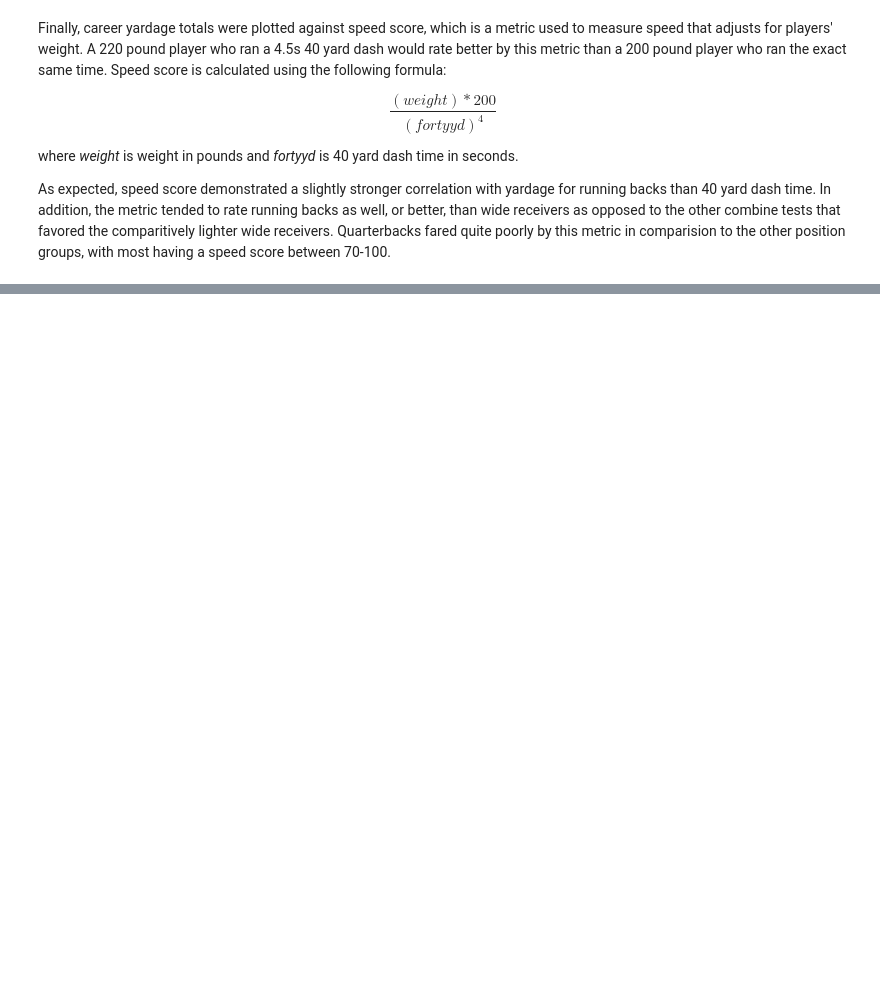
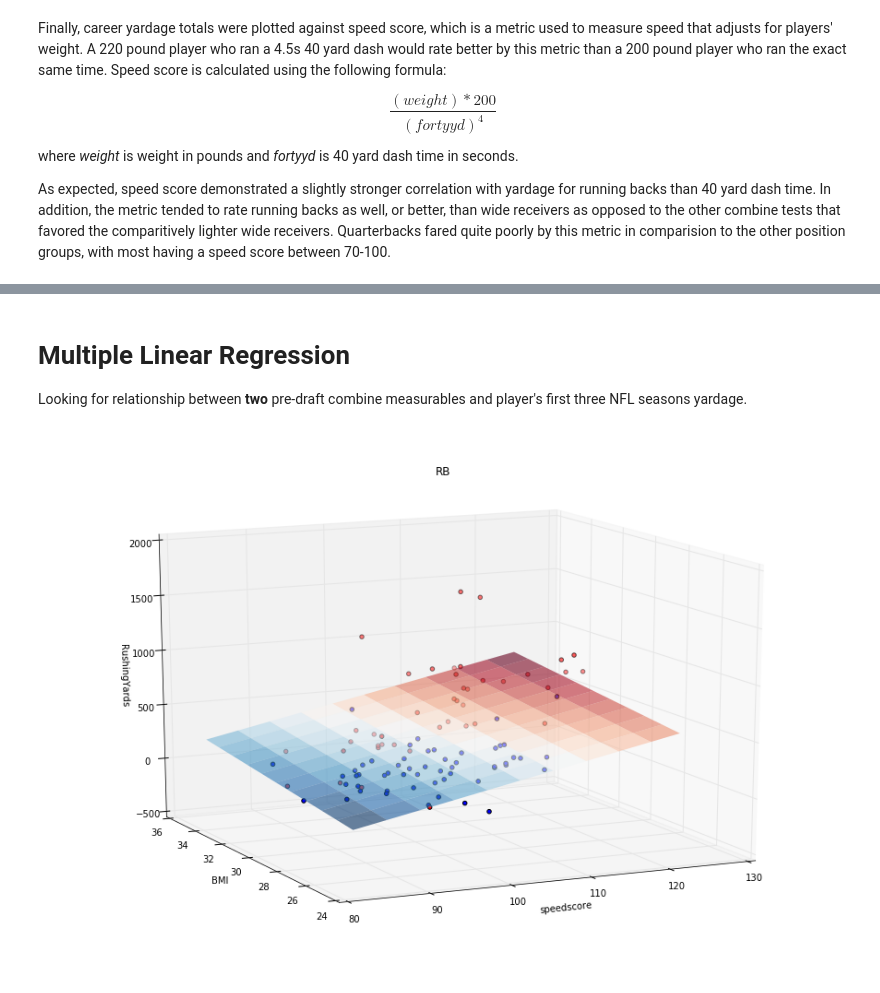
Before and after one commit to kpolimis/nfl-combine-evaluation, a Jupyter notebook: plots.ipynb, the cells around one changed output, grey strips where cells are left out. Saved outputs shown, nothing was run; the diff lists cells and outputs as text; code cells hidden in the pictures; blank space fills up the shorter version.

```diff
--- a/plots.ipynb
+++ b/plots.ipynb
@@ -40,0 +66,7 @@ Loading BokehJS ...
+# %% [markdown]
+# Multiple Linear Regression
+Looking for relationship between **two** pre-draft combine measurables and player's first three NFL seasons yardage.
+# %%
+fit_surface()
+# %% [output]
+[figure, added]
```
Also changed, not shown: parts of 6 cells of this notebook, 1 other file.
